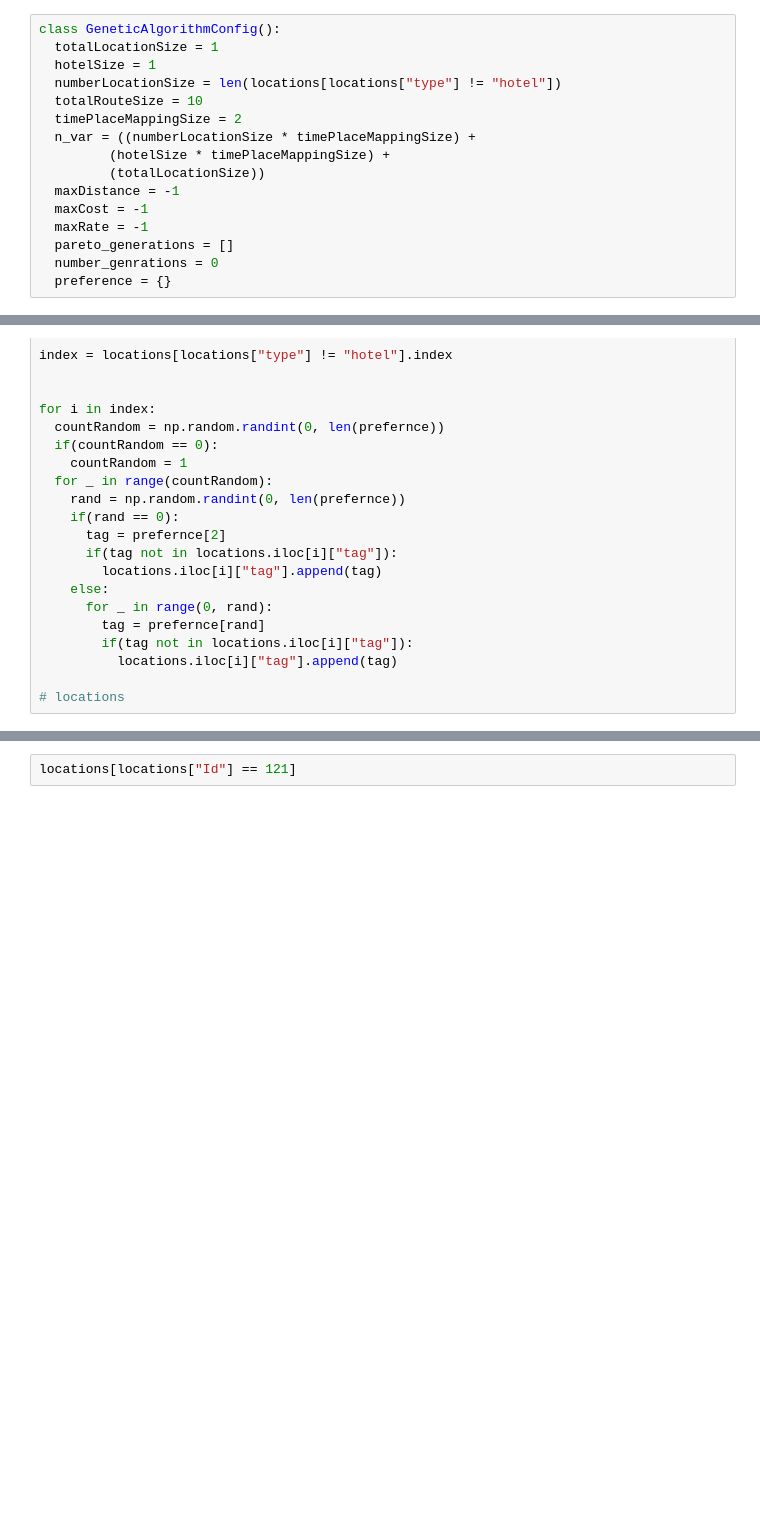
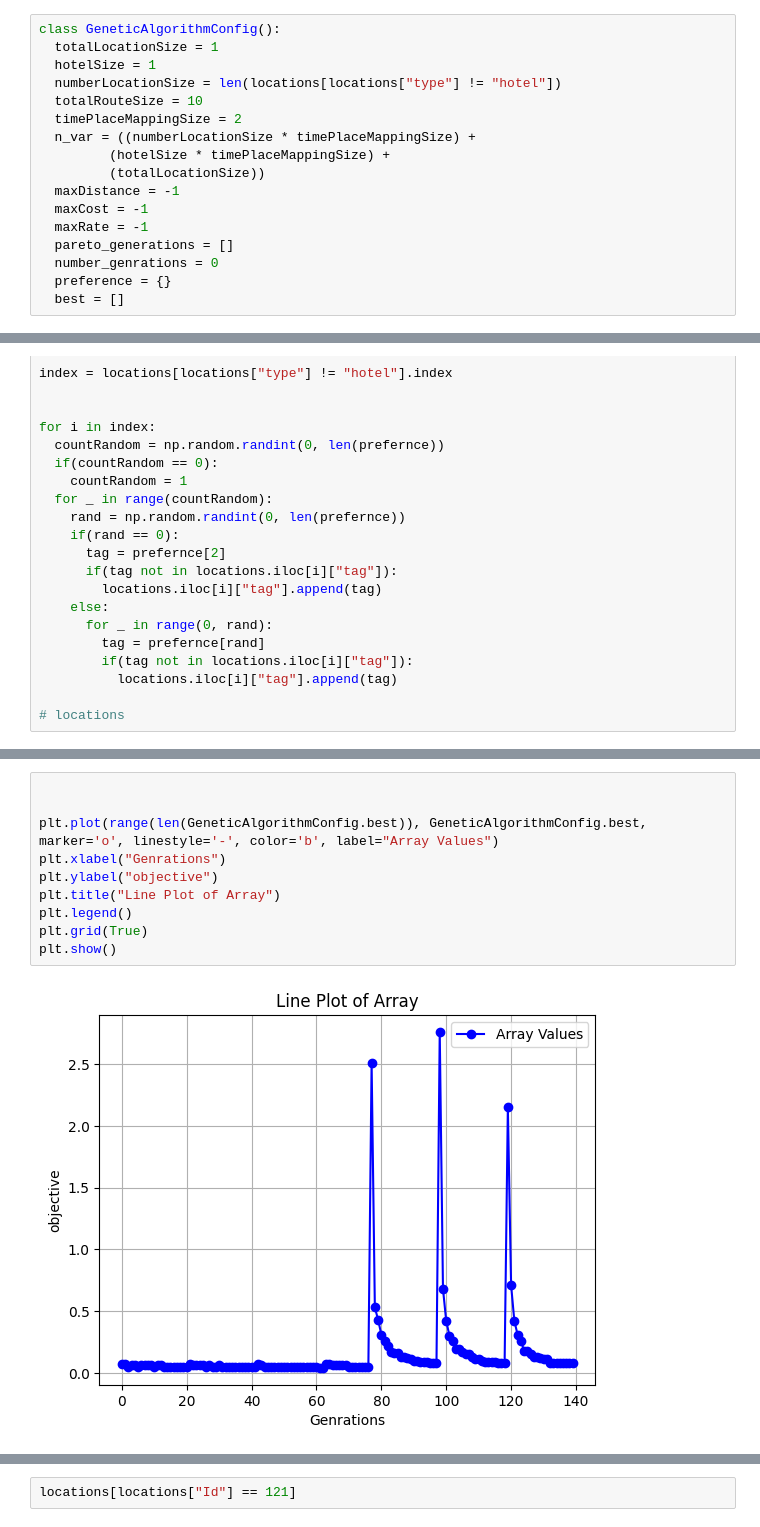
Before and after one commit to hosngholami/RecommenderSystem, a Jupyter notebook: RecommenderSystem.ipynb, the cells around one changed output, grey strips where cells are left out. Drawn from its saved outputs; the diff is of its cells as text; blank space fills up the shorter version.

Commit message:
display objective

```diff
--- a/RecommenderSystem.ipynb
+++ b/RecommenderSystem.ipynb
@@ -182,6 +182,7 @@ class GeneticAlgorithmConfig():
   pareto_generations = []
   number_genrations = 0
   preference = {}
+  best = []
 # %%
 def getSliceRoute(route):
   length = route[0] * GeneticAlgorithmConfig.timePlaceMappingSize
@@ -1354,3 +1099,15 @@ plt.show()
+# %%
+
+
+plt.plot(range(len(GeneticAlgorithmConfig.best)), GeneticAlgorithmConfig.best, marker='o', linestyle='-', color='b', label="Array Values")
+plt.xlabel("Genrations")
+plt.ylabel("objective")
+plt.title("Line Plot of Array")
+plt.legend()
+plt.grid(True)
+plt.show()
+# %% [output]
+[figure, added]
 # %%
 pareto_indices = NonDominatedSorting().do(res.F, only_non_dominated_front=False)  # بدون محدودیت به جبهه اول
 pareto_fronts = [res.F[indices] for indices in pareto_indices]
```
Also changed, not shown: parts of 12 cells of this notebook.
